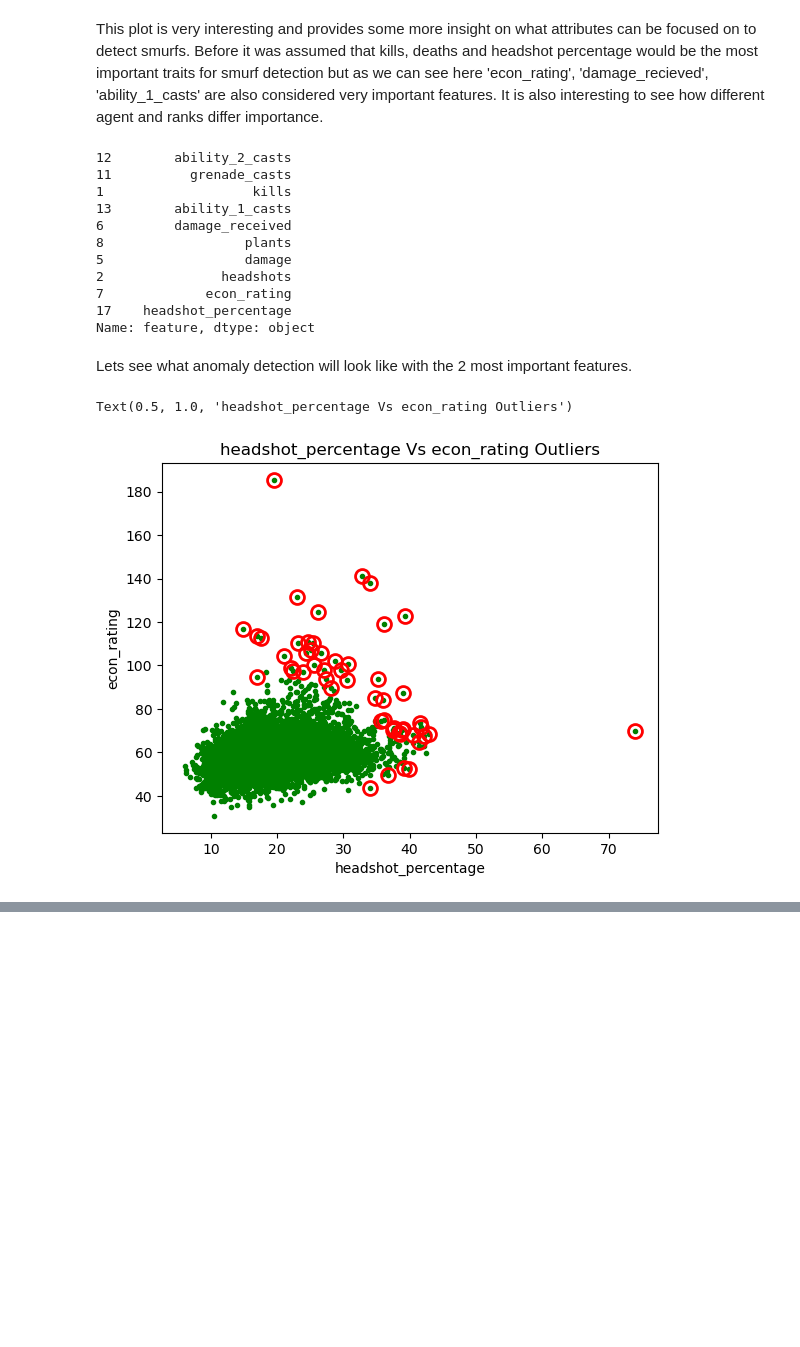
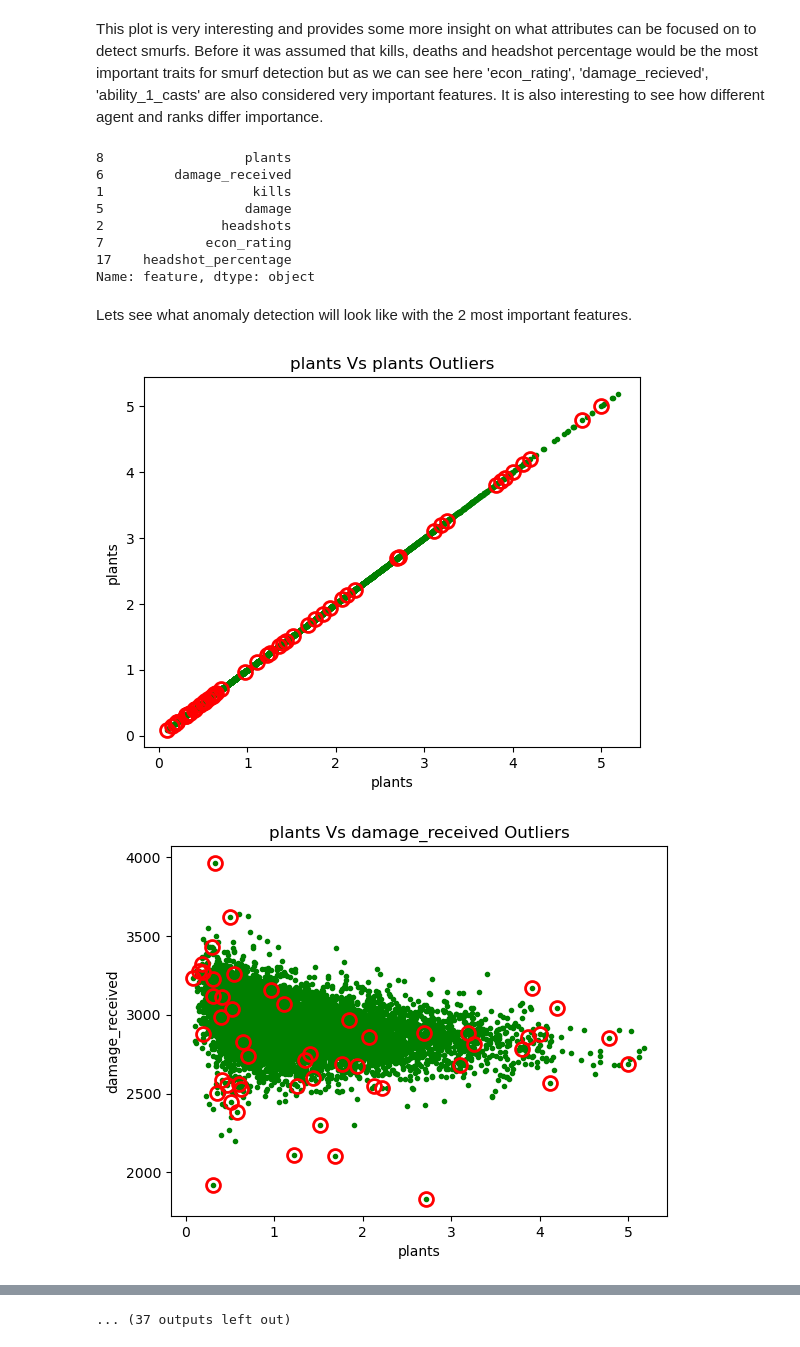
Before and after one commit to alecrmeyer/valmine, a Jupyter notebook: Analysis/SmurfAnomalyDetection.ipynb, the cells around one changed output, grey strips where cells are left out. Drawn from its saved outputs; the diff is of its cells as text; code cells hidden in the pictures; blank space fills up the shorter version.

Commit message:
fixed 2d visuals

```diff
--- a/Analysis/SmurfAnomalyDetection.ipynb
+++ b/Analysis/SmurfAnomalyDetection.ipynb
@@ -383,15 +371,12 @@ plt.barh(imp_df_sorted["feature"], imp_df_sorted["importance"])
 # %% [markdown]
 This plot is very interesting and provides some more insight on what attributes can be focused on to detect smurfs. Before it was assumed that kills, deaths and headshot percentage would be the most important traits for smurf detection but as we can see here 'econ_rating', 'damage_recieved', 'ability_1_casts' are also considered very important features. It is also interesting to see how different agent and ranks differ importance.
 # %%
-top_features = imp_df_sorted["feature"][-10:]
+top_features = imp_df_sorted["feature"][-7:]
 top_features
 # %% [output]
-12        ability_2_casts
-11          grenade_casts
+8                  plants
+6         damage_received
 1                   kills
-13        ability_1_casts
-6         damage_received
-8                  plants
 5                  damage
 2               headshots
 7             econ_rating
@@ -400,31 +385,46 @@ Name: feature, dtype: object
 # %% [markdown]
 Lets see what anomaly detection will look like with the 2 most important features.
 # %%
-sub_data = df[["headshot_percentage", "econ_rating", "user_id"]]
-avg_data = sub_data.groupby("user_id").mean()
+def twodvisual(first, second):
+    sub_data = df[[first, second, "user_id"]]
+    avg_data = sub_data.groupby("user_id").mean()
 
-from sklearn.ensemble import IsolationForest
+    from sklearn.ensemble import IsolationForest
 
-isof = IsolationForest(n_estimators=500, max_samples='auto', contamination=float(0.006))
-clf = isof.fit(avg_data)
+    isof = IsolationForest(n_estimators=500, max_samples='auto', contamination=float(0.006))
+    clf = isof.fit(avg_data)
 
-anomaly = clf.predict(avg_data)
+    anomaly = clf.predict(avg_data)
 
 
-test_anomaly = avg_data
-test_anomaly["anomaly"] = anomaly.tolist()
+    test_anomaly = avg_data
+    test_anomaly["anomaly"] = anomaly.tolist()
 
-anomalies = test_anomaly[(test_anomaly["anomaly"] == -1)]
+    anomalies = test_anomaly[(test_anomaly["anomaly"] == -1)]
 
-anom_true = anomalies[(anomalies["anomaly"] == -1)]
+    anom_true = anomalies[(anomalies["anomaly"] == -1)]
 
-plt.plot(avg_data["headshot_percentage"], avg_data["econ_rating"], 'g.')
+    plt.plot(avg_data[first], avg_data[second], 'g.')
 
-plt.plot(anom_true["headshot_percentage"].to_numpy(), anom_true["econ_rating"].to_numpy(), 'or',
-         markersize= 10,markerfacecolor='none', markeredgewidth=2)
-plt.xlabel("headshot_percentage")
-plt.ylabel("econ_rating")
-plt.title("headshot_percentage Vs econ_rating Outliers")
+    plt.plot(anom_true[first].to_numpy(), anom_true[second].to_numpy(), 'or',
+            markersize= 10,markerfacecolor='none', markeredgewidth=2)
+    plt.xlabel(first)
+    plt.ylabel(second)
+    plt.title(first + " Vs " + second + " Outliers")
-# %% [output]
-Text(0.5, 1.0, 'headshot_percentage Vs econ_rating Outliers')
-[figure, removed]
+# %%
+def twodvisual(first, second):
+    plt.plot(avg_high_dim_data[first], avg_high_dim_data[second], 'g.')
+
+    plt.plot(anom_true_high_dim[first].to_numpy(), anom_true_high_dim[second].to_numpy(), 'or',
+                markersize= 10,markerfacecolor='none', markeredgewidth=2)
+    plt.xlabel(first)
+    plt.ylabel(second)
+    plt.title(first + " Vs " + second + " Outliers")
+    plt.show()
+# %%
+for first in top_features:
+    for second in top_features:
+        twodvisual(first, second)
+# %% [output]
+[figure, added]
+[figure, added]
@@ -430,0 +441 @@ Text(0.5, 1.0, 'headshot_percentage Vs econ_rating Outliers')
+... (37 outputs left out)
```
Also changed, not shown: parts of 19 cells of this notebook.
